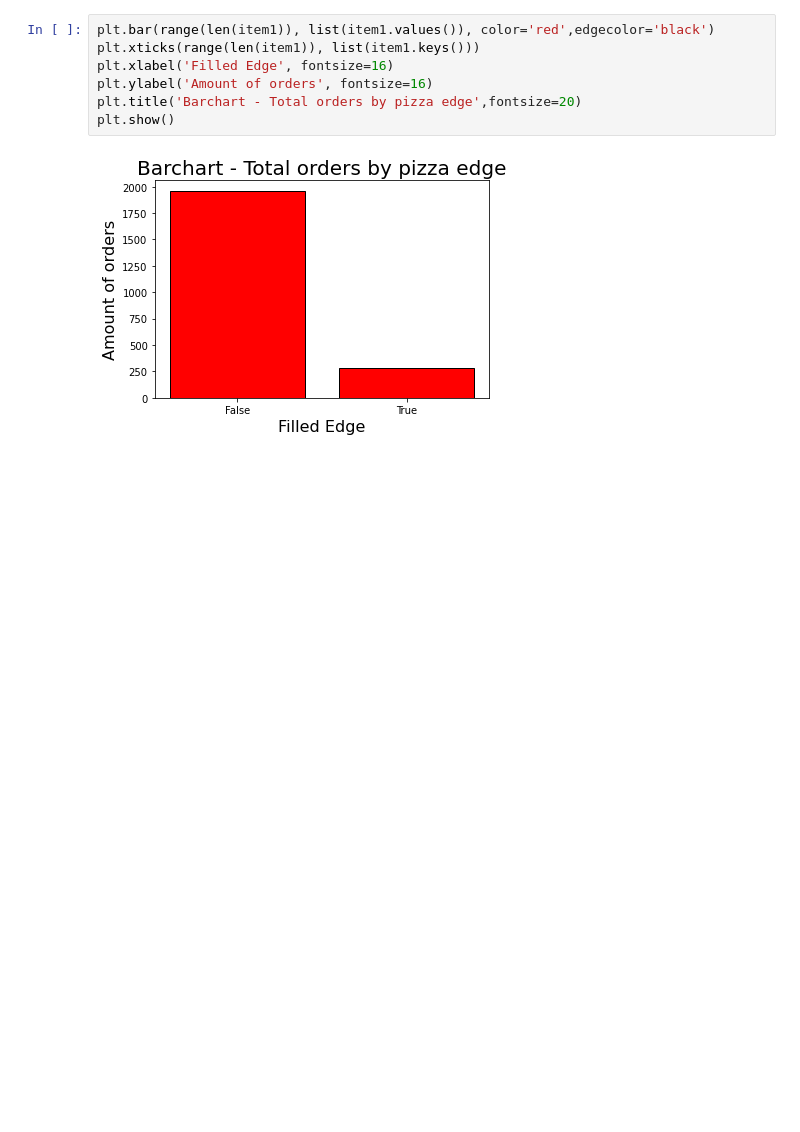
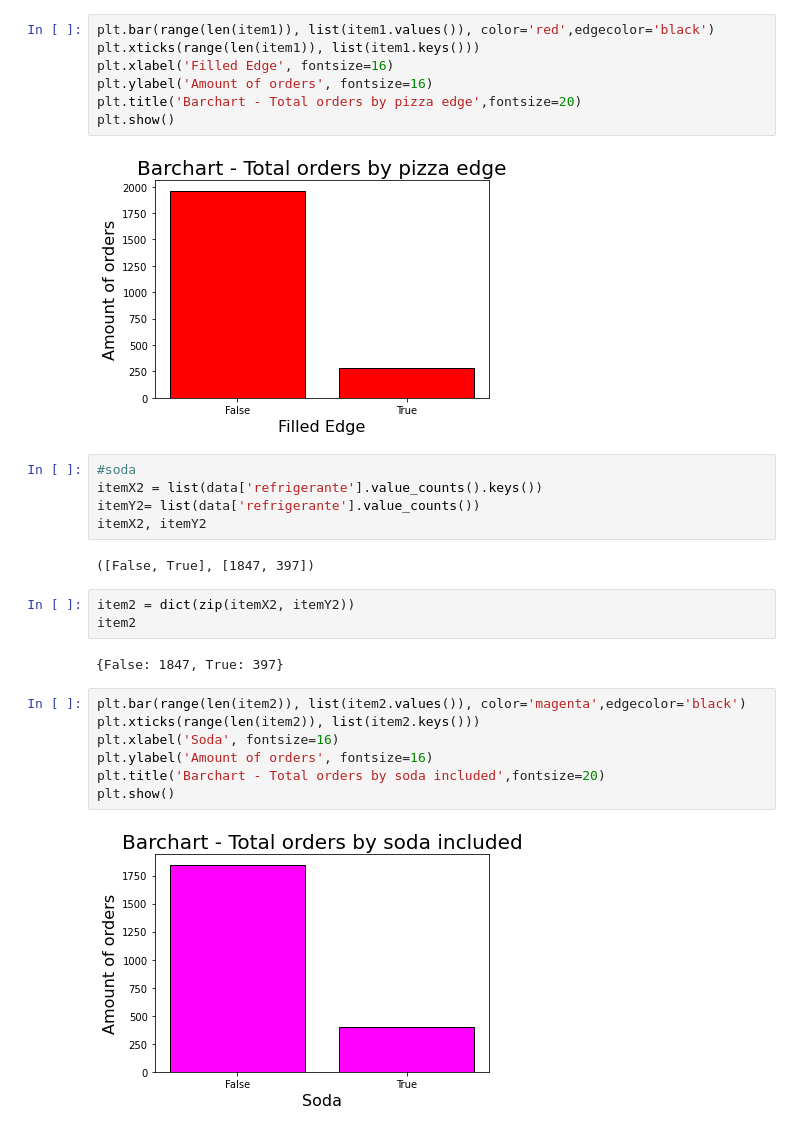
Before and after one commit to victor-s-santos/discovering-association-rules, a Jupyter notebook: 02-pizzeria/charts.ipynb, the cells around one changed output. Cells and saved outputs as stored; diff of their text form; blank space fills up the shorter version.

Commit message:
Total orders by soda included

```diff
--- a/02-pizzeria/charts.ipynb
+++ b/02-pizzeria/charts.ipynb
@@ -87,3 +88,24 @@ plt.title('Barchart - Total orders by pizza edge',fontsize=20)
 plt.show()
 # %% [output]
 [figure]
+# %%
+#soda
+itemX2 = list(data['refrigerante'].value_counts().keys())
+itemY2= list(data['refrigerante'].value_counts())
+itemX2, itemY2
+# %% [output]
+([False, True], [1847, 397])
+# %%
+item2 = dict(zip(itemX2, itemY2))
+item2
+# %% [output]
+{False: 1847, True: 397}
+# %%
+plt.bar(range(len(item2)), list(item2.values()), color='magenta',edgecolor='black')
+plt.xticks(range(len(item2)), list(item2.keys()))
+plt.xlabel('Soda', fontsize=16)
+plt.ylabel('Amount of orders', fontsize=16)
+plt.title('Barchart - Total orders by soda included',fontsize=20)
+plt.show()
+# %% [output]
+[figure, added]
```
Also changed, not shown: parts of 1 cell of this notebook.
